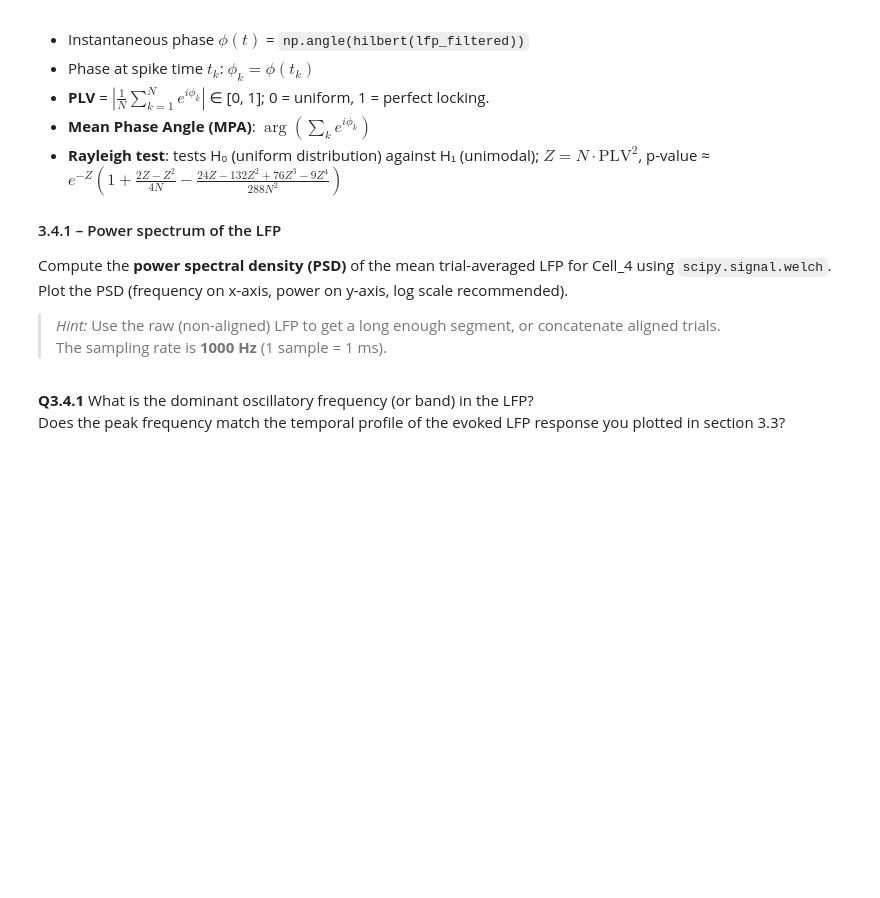
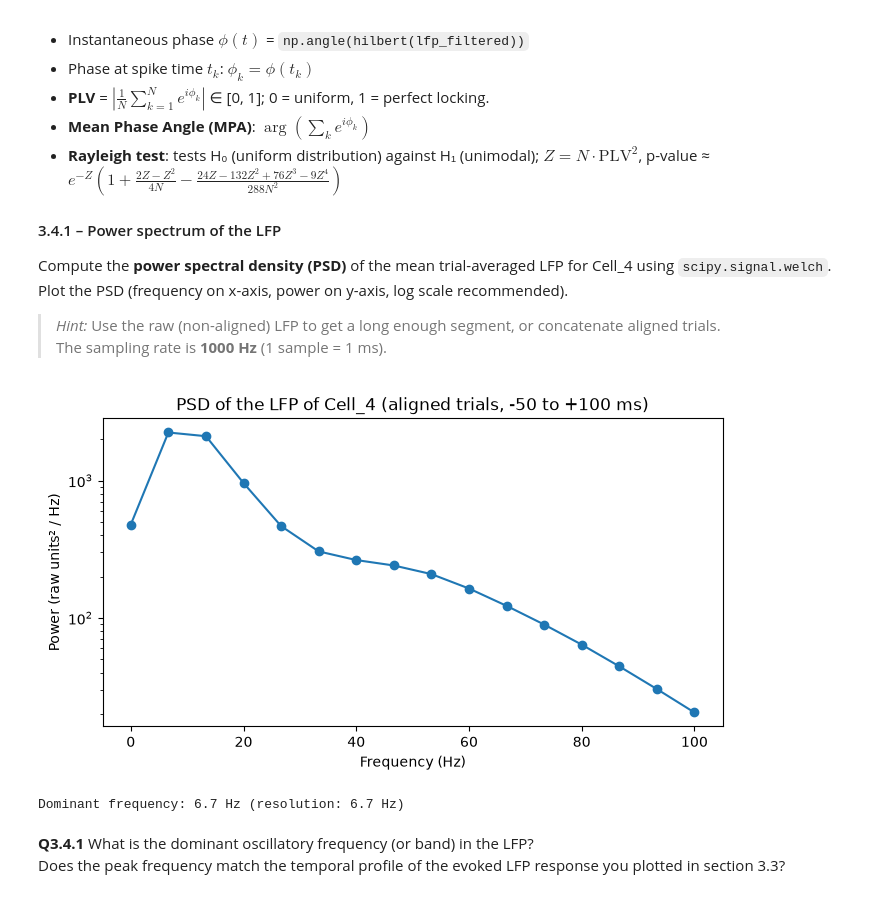
Before and after one commit to Elnettelucas/Groupe_21_HW_DataAnalysis_2026.ipynb, a Jupyter notebook: HW_SU_LFP_111026_student_2026.ipynb, the cells around one changed output. Cells and saved outputs as stored; diff of their text form; code cells hidden in the pictures; blank space fills up the shorter version.

```diff
--- a/HW_SU_LFP_111026_student_2026.ipynb
+++ b/HW_SU_LFP_111026_student_2026.ipynb
@@ -610,7 +703,39 @@ Plot the PSD (frequency on x-axis, power on y-axis, log scale recommended).
 > *Hint:* Use the raw (non-aligned) LFP to get a long enough segment, or concatenate aligned trials.
 > The sampling rate is **1000 Hz** (1 sample = 1 ms).
 # %%
-# Your code here
+from scipy import signal
+
+# 3.4.1 - Power spectrum of the LFP of Cell_4, from the aligned trials put end to end
+lfp = cells[3]['LFP']                   # Cell_4 (cells[0] = Cell_1)
+StimCond = cells[3]['StimCond']
+
+# Align the LFP on each stimulus, with the same window as unit_aligned (-50 to +100 ms)
+lfp_aligned = []
+for i in range(len(StimCond)):
+    stim_onset = StimCond[i, 0] + 50    # stimulus starts 50 ms after the StimCond timestamp
+    lfp_aligned.append(lfp[stim_onset-50 : stim_onset+100])
+lfp_aligned = np.array(lfp_aligned)     # shape: (900, 150)
+
+lfp_concat = lfp_aligned.flatten()      # the 900 trials end to end, shape: (135000,)
+
+# nperseg=150 and noverlap=0: each segment is exactly one trial, so no segment crosses a junction
+# between two trials. Frequency resolution: 1000 Hz / 150 samples = 6.7 Hz
+freqs, psd = signal.welch(lfp_concat, fs=1000, nperseg=150, noverlap=0)
+
+plt.figure(figsize=(8, 4))
+keep = freqs <= 100                     # show 0 to 100 Hz (the LFP range of interest)
+plt.semilogy(freqs[keep], psd[keep], 'o-')   # log scale on the power axis
+plt.xlabel('Frequency (Hz)')
+plt.ylabel('Power (raw units² / Hz)')
+plt.title('PSD of the LFP of Cell_4 (aligned trials, -50 to +100 ms)')
+plt.show()
+
+# Dominant frequency, skipping 0 Hz (the mean value of each trial, not an oscillation)
+peak = np.argmax(psd[1:]) + 1
+print(f"Dominant frequency: {freqs[peak]:.1f} Hz (resolution: {freqs[1]:.1f} Hz)")
+# %% [output]
+[figure, added]
+Dominant frequency: 6.7 Hz (resolution: 6.7 Hz)
 # %% [markdown]
 **Q3.4.1** What is the dominant oscillatory frequency (or band) in the LFP?
 Does the peak frequency match the temporal profile of the evoked LFP response you plotted in section 3.3?
```
Also changed, not shown: parts of 11 cells of this notebook.
